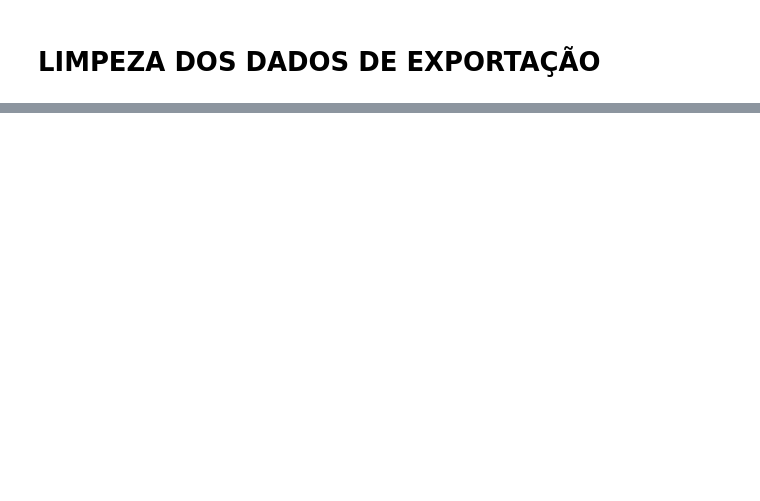
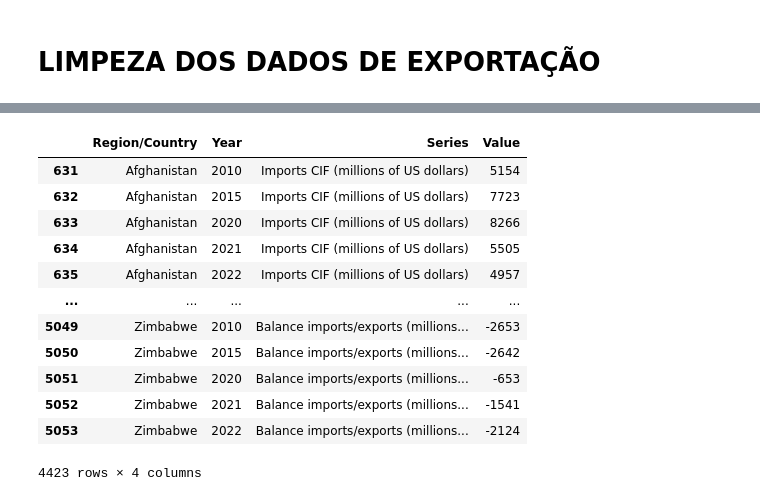
Before and after one commit to edufsi/Projeto-Desafio, a Jupyter notebook: Limpeza_Dados_Exportacao.ipynb, the cells around one changed output, grey strips where cells are left out. Cells and saved outputs as stored; diff of their text form; code cells hidden in the pictures; blank space fills up the shorter version.

```diff
--- a/Limpeza_Dados_Exportacao.ipynb
+++ b/Limpeza_Dados_Exportacao.ipynb
@@ -133,0 +96,16 @@ exportacoes_paises = dados_exportacoes.query('`Region/Country` not in @regioes')
+# %%
+exportacoes_paises
+# %% [output]
+|  | Region/Country | Year | Series | Value |
+| 631 | Afghanistan | 2010 | Imports CIF (millions of US dollars) | 5154 |
+| 632 | Afghanistan | 2015 | Imports CIF (millions of US dollars) | 7723 |
+| 633 | Afghanistan | 2020 | Imports CIF (millions of US dollars) | 8266 |
+| 634 | Afghanistan | 2021 | Imports CIF (millions of US dollars) | 5505 |
+| 635 | Afghanistan | 2022 | Imports CIF (millions of US dollars) | 4957 |
+| ... | ... | ... | ... | ... |
+| 5049 | Zimbabwe | 2010 | Balance imports/exports (millions... | -2653 |
+| 5050 | Zimbabwe | 2015 | Balance imports/exports (millions... | -2642 |
+| 5051 | Zimbabwe | 2020 | Balance imports/exports (millions... | -653 |
+| 5052 | Zimbabwe | 2021 | Balance imports/exports (millions... | -1541 |
+| 5053 | Zimbabwe | 2022 | Balance imports/exports (millions... | -2124 |
+4423 rows × 4 columns
```
Also changed, not shown: parts of 5 cells of this notebook.
